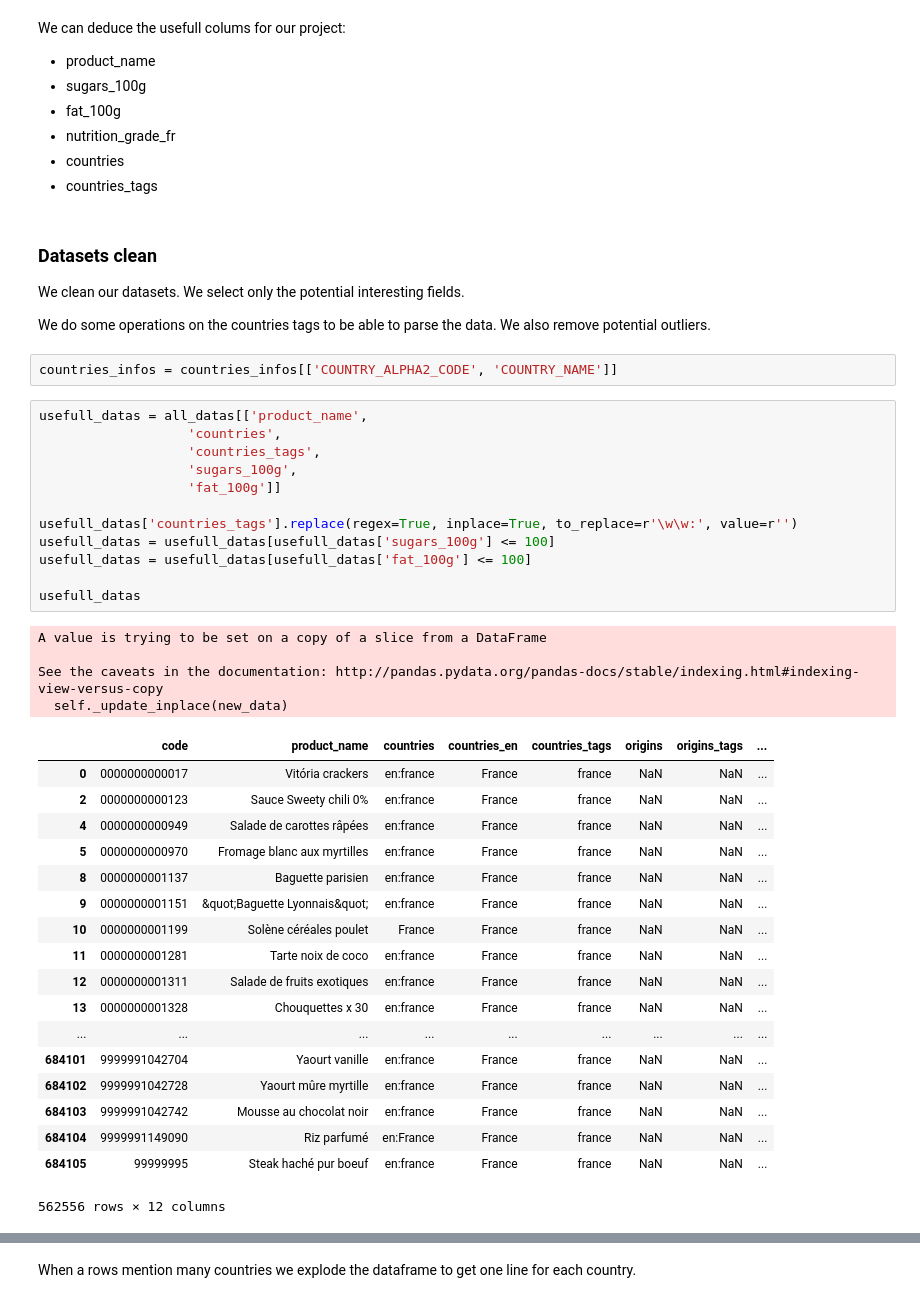
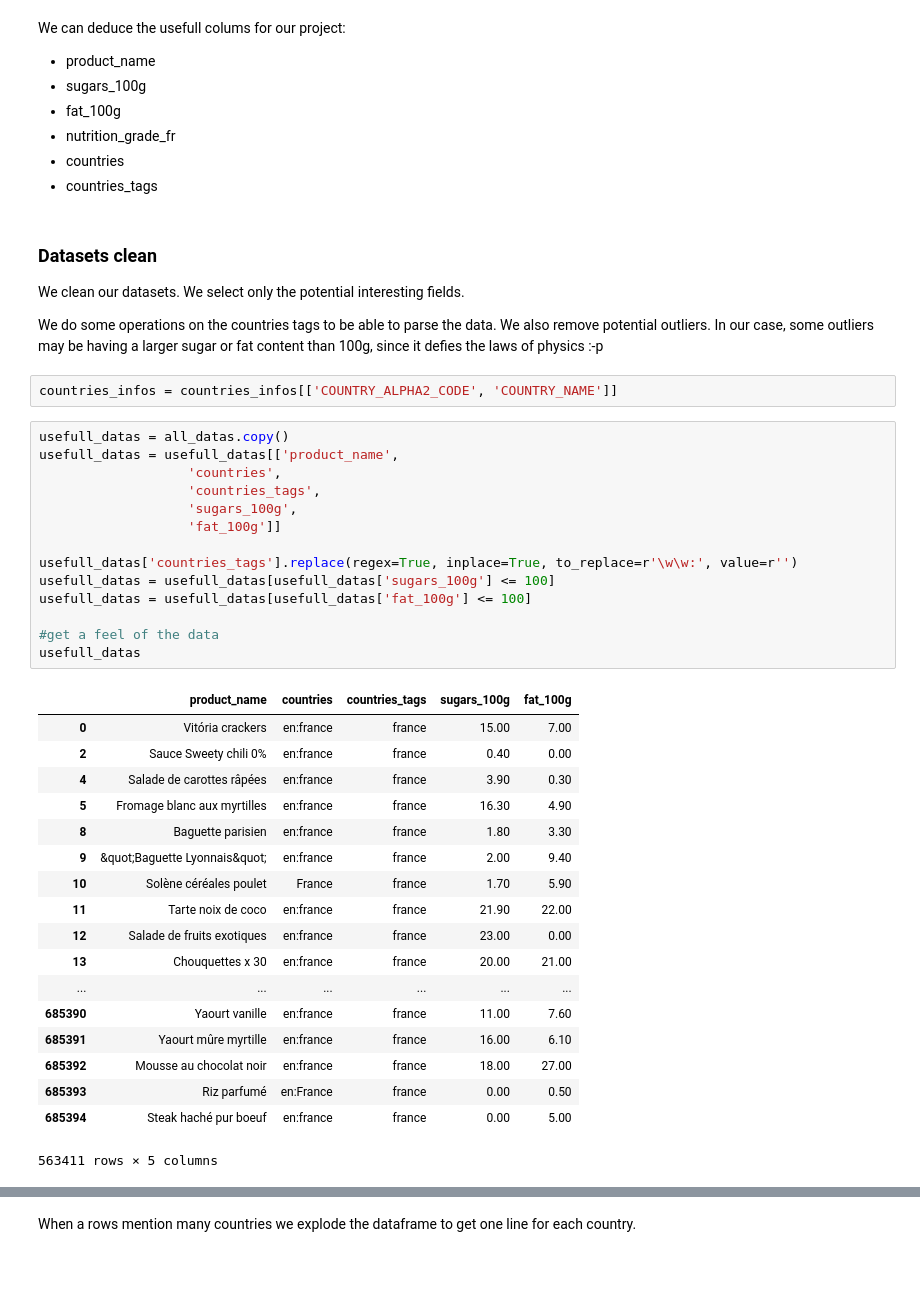
Before and after one commit to baraschi/AppliedDataAnalysis_Project, a Jupyter notebook: FoodProject.ipynb, the cells around one changed output, grey strips where cells are left out. Saved outputs shown, nothing was run; the diff lists cells and outputs as text; blank space fills up the shorter version.

```diff
--- a/FoodProject.ipynb
+++ b/FoodProject.ipynb
@@ -56,41 +56,40 @@ We can deduce the usefull colums for our project:
 We clean our datasets. We select only the potential interesting fields.
 
 We do some operations on the countries tags to be able to parse the data. We also remove potential outliers.
+In our case, some outliers may be having a larger sugar or fat content than 100g, since it defies the laws of physics :-p
 # %%
 countries_infos = countries_infos[['COUNTRY_ALPHA2_CODE', 'COUNTRY_NAME']]
 # %%
-usefull_datas = all_datas[['product_name',
+usefull_datas = all_datas.copy()
+usefull_datas = usefull_datas[['product_name',
                    'countries',
                    'countries_tags',
                    'sugars_100g',
                    'fat_100g']]
 
 usefull_datas['countries_tags'].replace(regex=True, inplace=True, to_replace=r'\w\w:', value=r'')
 usefull_datas = usefull_datas[usefull_datas['sugars_100g'] <= 100]
 usefull_datas = usefull_datas[usefull_datas['fat_100g'] <= 100]
 
+#get a feel of the data
 usefull_datas
 # %% [output]
+|  | product_name | countries | countries_tags | sugars_100g | fat_100g |
+| 0 | Vitória crackers | en:france | france | 15.00 | 7.00 |
+| 2 | Sauce Sweety chili 0% | en:france | france | 0.40 | 0.00 |
+| 4 | Salade de carottes râpées | en:france | france | 3.90 | 0.30 |
+| 5 | Fromage blanc aux myrtilles | en:france | france | 16.30 | 4.90 |
+| 8 | Baguette parisien | en:france | france | 1.80 | 3.30 |
+| 9 | &quot;Baguette Lyonnais&quot; | en:france | france | 2.00 | 9.40 |
+| 10 | Solène céréales poulet | France | france | 1.70 | 5.90 |
+| 11 | Tarte noix de coco | en:france | france | 21.90 | 22.00 |
+| 12 | Salade de fruits exotiques | en:france | france | 23.00 | 0.00 |
+| 13 | Chouquettes x 30 | en:france | france | 20.00 | 21.00 |
+| ... | ... | ... | ... | ... | ... |
+| 685390 | Yaourt vanille | en:france | france | 11.00 | 7.60 |
+| 685391 | Yaourt mûre myrtille | en:france | france | 16.00 | 6.10 |
+| 685392 | Mousse au chocolat noir | en:france | france | 18.00 | 27.00 |
+| 685393 | Riz parfumé | en:France | france | 0.00 | 0.50 |
+| 685394 | Steak haché pur boeuf | en:france | france | 0.00 | 5.00 |
-A value is trying to be set on a copy of a slice from a DataFrame
-
-See the caveats in the documentation: http://pandas.pydata.org/pandas-docs/stable/indexing.html#indexing-view-versus-copy
-  self._update_inplace(new_data)
+563411 rows × 5 columns
-|  | code | product_name | countries | countries_en | countries_tags | origins | origins_tags | ... |
-| 0 | 0000000000017 | Vitória crackers | en:france | France | france | NaN | NaN | ... |
-| 2 | 0000000000123 | Sauce Sweety chili 0% | en:france | France | france | NaN | NaN | ... |
-| 4 | 0000000000949 | Salade de carottes râpées | en:france | France | france | NaN | NaN | ... |
-| 5 | 0000000000970 | Fromage blanc aux myrtilles | en:france | France | france | NaN | NaN | ... |
-| 8 | 0000000001137 | Baguette parisien | en:france | France | france | NaN | NaN | ... |
-| 9 | 0000000001151 | &quot;Baguette Lyonnais&quot; | en:france | France | france | NaN | NaN | ... |
-| 10 | 0000000001199 | Solène céréales poulet | France | France | france | NaN | NaN | ... |
-| 11 | 0000000001281 | Tarte noix de coco | en:france | France | france | NaN | NaN | ... |
-| 12 | 0000000001311 | Salade de fruits exotiques | en:france | France | france | NaN | NaN | ... |
-| 13 | 0000000001328 | Chouquettes x 30 | en:france | France | france | NaN | NaN | ... |
-| ... | ... | ... | ... | ... | ... | ... | ... | ... |
-| 684101 | 9999991042704 | Yaourt vanille | en:france | France | france | NaN | NaN | ... |
-| 684102 | 9999991042728 | Yaourt mûre myrtille | en:france | France | france | NaN | NaN | ... |
-| 684103 | 9999991042742 | Mousse au chocolat noir | en:france | France | france | NaN | NaN | ... |
-| 684104 | 9999991149090 | Riz parfumé | en:France | France | france | NaN | NaN | ... |
-| 684105 | 99999995 | Steak haché pur boeuf | en:france | France | france | NaN | NaN | ... |
-562556 rows × 12 columns
 # %% [markdown]
```
Also changed, not shown: parts of 13 cells of this notebook.
